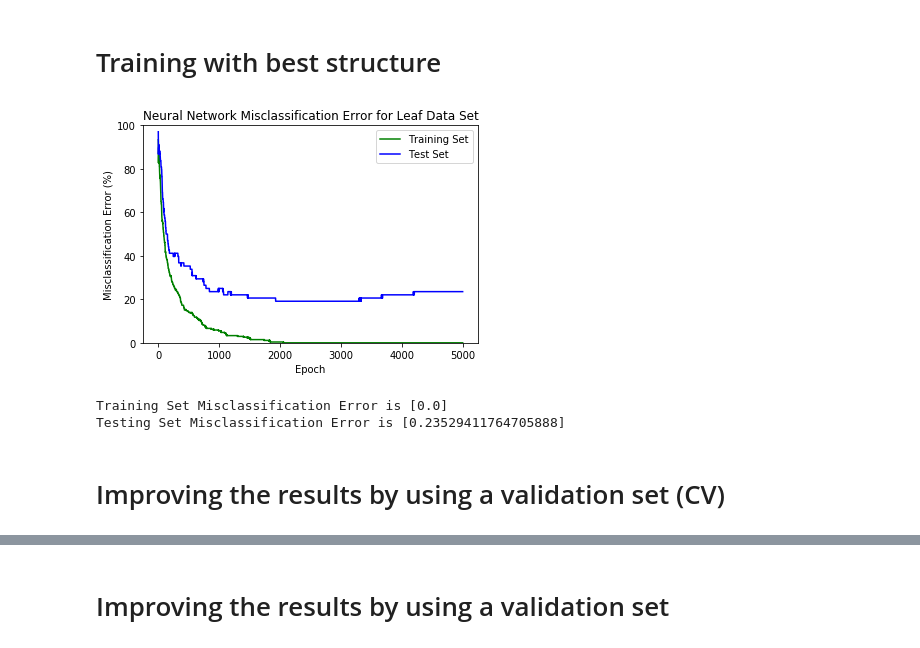
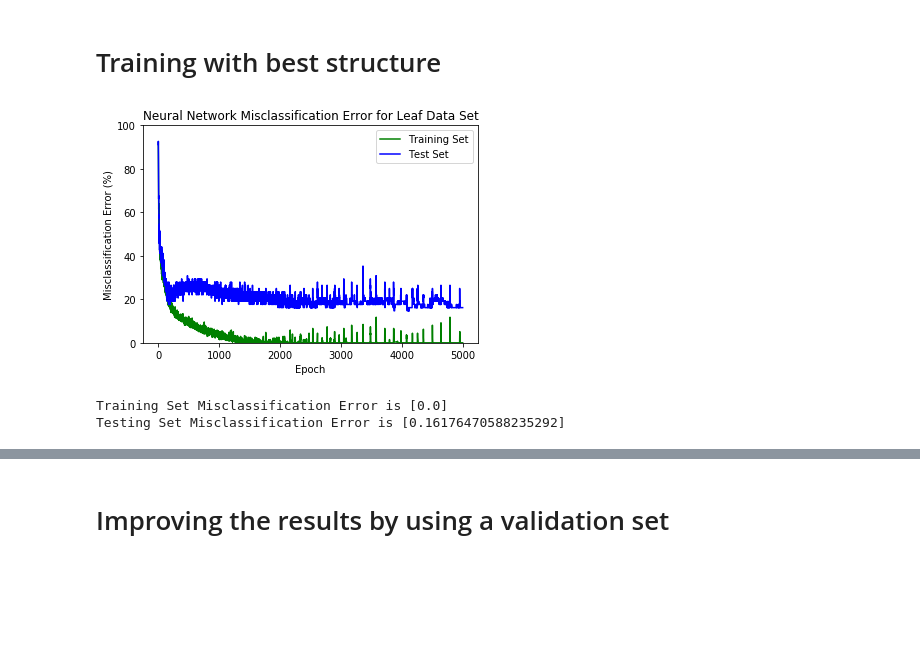
Before and after one commit to manikrajora/Machine-Learning, a Jupyter notebook: Machine Learning Class/Supervised Learning/ML_leaf.ipynb, the cells around one changed output, grey strips where cells are left out. Drawn from its saved outputs; the diff is of its cells as text; code cells hidden in the pictures; blank space fills up the shorter version.

```diff
--- a/Machine Learning Class/ML_leaf-9182018_v6.ipynb
+++ b/Machine Learning Class/Supervised Learning/ML_leaf.ipynb
@@ -165,36 +158,35 @@ The optimal number of neighbors is 80
 # %%
 train_all = []
 test_all = []
 
 values = random.sample(list(np.arange(0,len(trainX),1)),len(trainX))
 trainX_use = trainX[values,:]
 trainY_use = trainY[values,:]
+
 model = Sequential()
 model.add(Dense(400, input_dim=14, kernel_initializer='normal', activation='relu'))
 model.add(Dense(36, kernel_initializer='normal', activation='softmax'))
 model.compile(loss='categorical_crossentropy', optimizer='adam', metrics=['accuracy'])
-hist = model.fit(trainX,trainY, nb_epoch=5000, batch_size=272,verbose=0,validation_data=(testX,testY))
+hist = model.fit(trainX,trainY, nb_epoch=5000, batch_size=10,verbose=0,validation_data=(testX,testY))
 plt.plot(100*(1-np.array(hist.history['acc'])),'g')
 plt.plot(100*(1-np.array(hist.history['val_acc'])),'b')
 plt.title('Neural Network Misclassification Error for Leaf Data Set')
 plt.ylabel('Misclassification Error (%)')
 plt.xlabel('Epoch')
 plt.legend(['Training Set', 'Test Set'])
 plt.ylim([0,100])
 plt.show()
 
 train_pred_NN = convert_out(model.predict(trainX))
 train_all.append(1-Pred_correct(train_pred_NN,trainY_comp))
 
 test_pred_NN = convert_out(model.predict(testX))
 test_all.append(1-Pred_correct(test_pred_NN,testY_comp))
 
 
 print('Training Set Misclassification Error is', train_all)
 print('Testing Set Misclassification Error is', test_all)
 # %% [output]
-[figure, old version]
+[figure, new version]
 Training Set Misclassification Error is [0.0]
-Testing Set Misclassification Error is [0.23529411764705888]
+Testing Set Misclassification Error is [0.16176470588235292]
-# %% [markdown]
-# Improving the results by using a validation set (CV)
```
Also changed, not shown: parts of 11 cells of this notebook, 40 other files.
